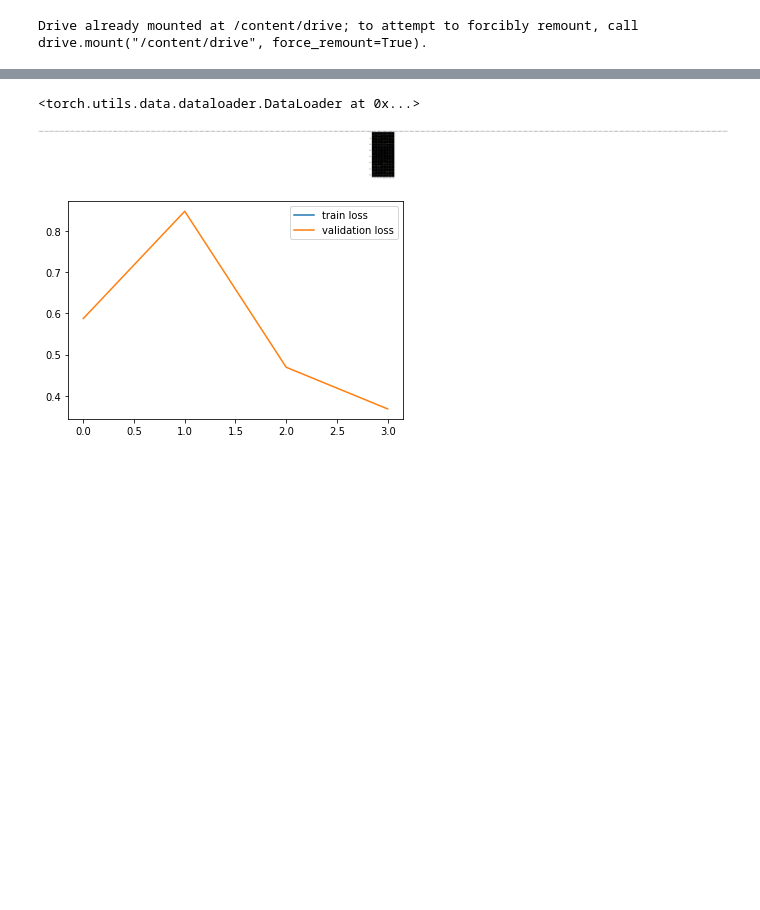
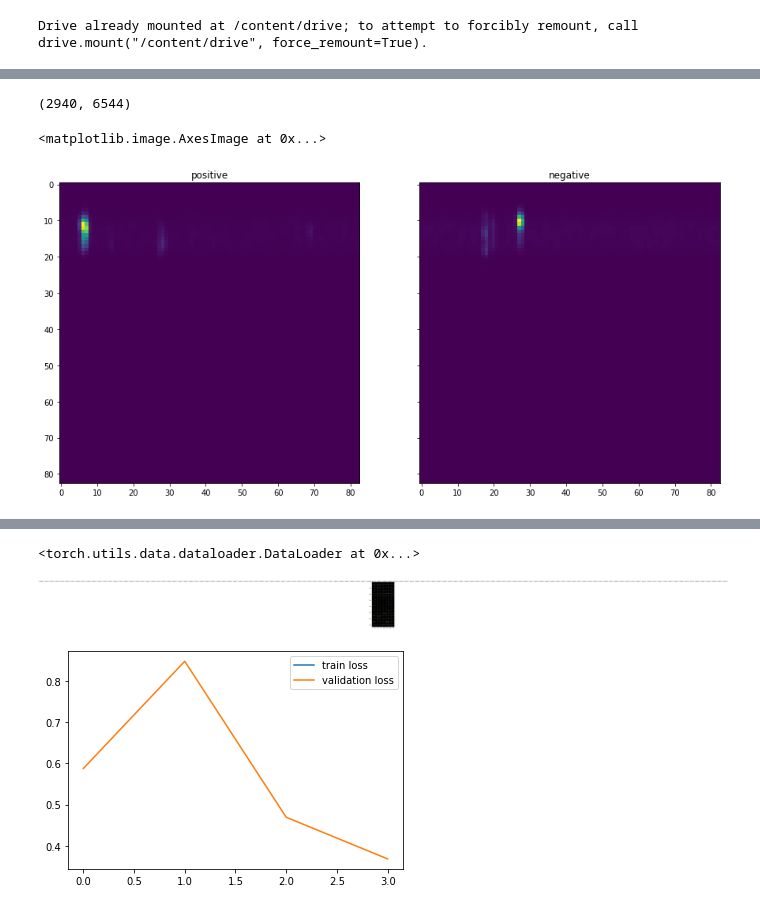
Before and after one commit to alexeyphilippov/earthquake, a Jupyter notebook: results/transfer_earthquake.ipynb, the cells around one changed output, grey strips where cells are left out. Drawn from its saved outputs; the diff is of its cells as text; code cells hidden in the pictures; blank space fills up the shorter version.

```diff
--- a/results/transfer_earthquake.ipynb
+++ b/results/transfer_earthquake.ipynb
@@ -6,4 +8,6 @@ Drive already mounted at /content/drive; to attempt to forcibly remount, call dr
 # %%
-data_dir = "/Users/aleksejfilippov/Desktop/earthQuake/data"
-path_for_saved_model = "/Users/aleksejfilippov/Desktop/earthQuake/models"
+# Путь к данным
+data_dir = "/Users/aleksejfilippov/Desktop/python_projects/earthQuake/data"
+# Путь к сохраненной предобученной модели
+path_for_saved_model = "/Users/aleksejfilippov/Desktop/python_projects/earthQuake/models"
 # %%
@@ -25,0 +35,21 @@ from sklearn.metrics import f1_score
+# %%
+1647+882+411, 3665+1963+916
+# %% [output]
+(2940, 6544)
+# %%
+import matplotlib.image as mpimg
+positive_path = os.path.join(data_dir, 'validation/positive')
+negative_path = os.path.join(data_dir, 'validation/negative')
+images_positive = [os.path.join(positive_path, path) for path in os.listdir(positive_path)]
+images_negative = [os.path.join(negative_path, path) for path in os.listdir(negative_path)]
+im_pos = mpimg.imread(images_positive[0])
+im_neg = mpimg.imread(images_negative[0])
+
+fig, axs = plt.subplots(1, 2, figsize=(15, 10), sharey=True)
+axs[0].set_title("positive")
+axs[0].imshow(im_pos)
+axs[1].set_title("negative")
+axs[1].imshow(im_neg)
+# %% [output]
+<matplotlib.image.AxesImage at 0x...>
+[figure, added]
```
Also changed, not shown: parts of 4 cells of this notebook, 3 other files.
